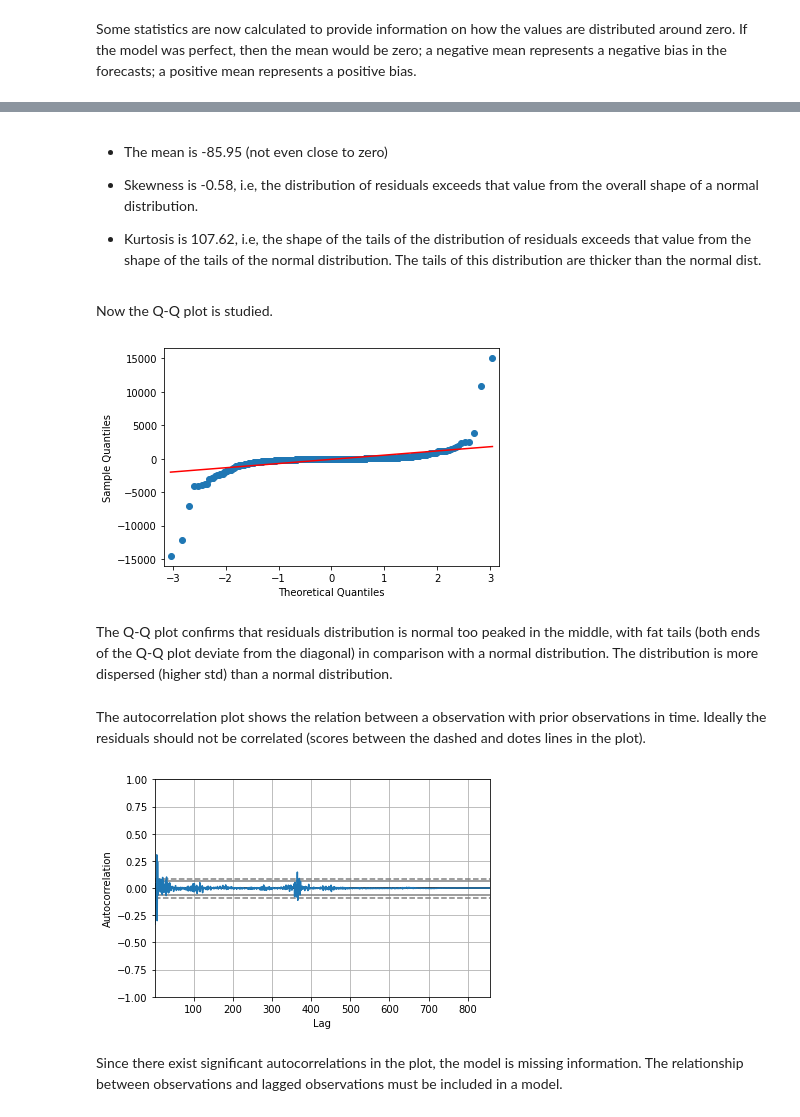
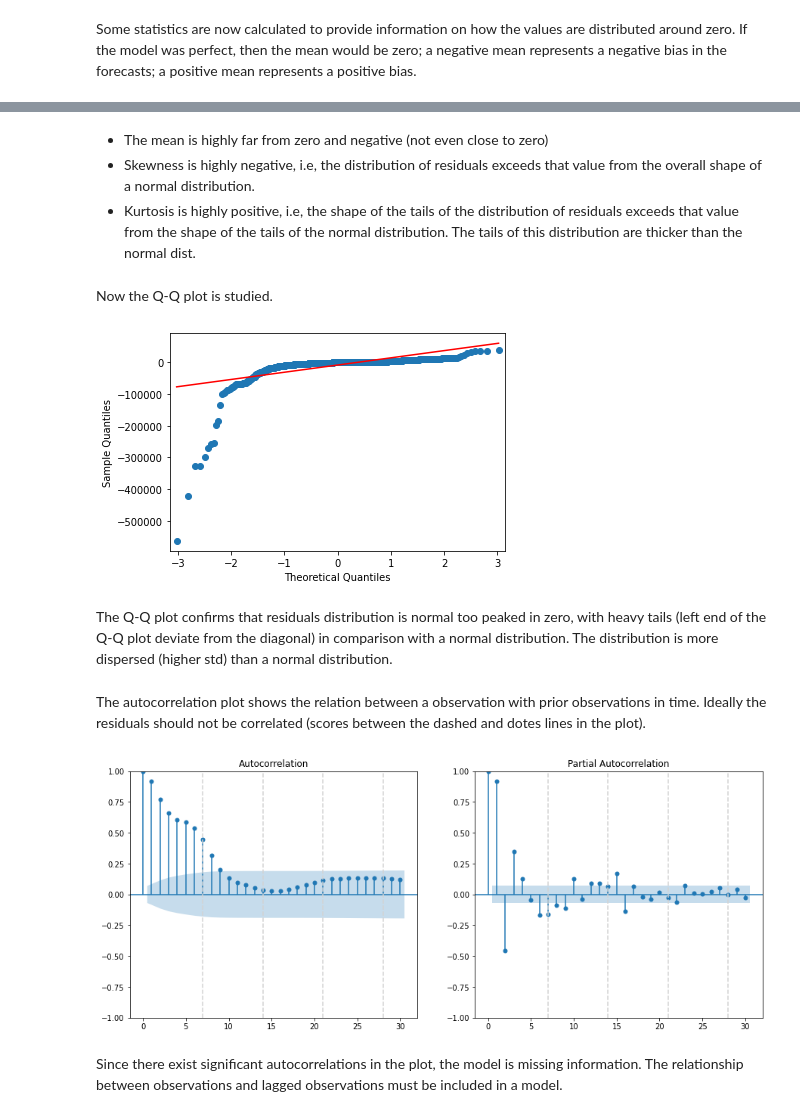
Before and after one commit to marialonsogar/COVID-Dynamics-Model-Comparison, a Jupyter notebook: modeling/sir-spain.ipynb, the cells around one changed output, grey strips where cells are left out. Drawn from its saved outputs; the diff is of its cells as text; code cells hidden in the pictures.

```diff
--- a/modeling/sir-spain.ipynb
+++ b/modeling/sir-spain.ipynb
@@ -36,7 +37,7 @@ warnings.filterwarnings("ignore")
 Read saved static data (csv file) of COVID-19 cases in Spain. More info in https://cnecovid.isciii.es/covid19/#documentaci%C3%B3n-y-datos.
 # %%
 # name of the file
-file_name = 'spanish-covid-19-data-renave-01Jun2022.csv'
+file_name = 'spanish-covid-19-data-renave-21Jun2022.csv'
 
 # data path
 base_dir = Path(os.getcwd()).parents[0]
@@ -56,6 +57,8 @@ df.head()
 | 2020-01-09 | 46796540 | 0.0 | 0.0 | 0.0 |
 | 2020-01-10 | 46796540 | 0.0 | 0.0 | 0.0 |
 | 2020-01-11 | 46796540 | 0.0 | 0.0 | 0.0 |
+# %%
+df = df[df.index > pd.to_datetime('2020-02-20')]
 # %% [markdown]
 ## Prepare data
 # %% [markdown]
@@ -110,34 +113,6 @@ For easy of analysis, the class WindowFit is defined. Given all data, the class
 For sake of comparison, a baseline or benchmark to beat has been defined. The baseline is taken by predicting for time t+1 the value of t, i.e., repeating the last value.
 # %% [markdown]
 ## Metrics
-# %%
-def RMSLE(y_true:np.ndarray, y_pred:np.ndarray) -> np.float64:
-    """
-        Root Mean Squared Log Error (RMSLE) metric
-
-        Args:
-            y_true: real values
-            y_pred: predicted values
-
-        Returns:
-            RMSLE score
-    """
-    return np.sqrt(mean_squared_log_error(y_true, y_pred))
-
-def RMSE(y_true:np.ndarray, y_pred:np.ndarray) -> np.float64:
-    """
-        Root Mean Squared Error (RMSE) metric
-
-        Args:
-            y_true: real values
-            y_pred: predicted values
-
-        Returns:
-            RMSE score
-    """
-    return np.sqrt(mean_squared_error(y_true, y_pred))
-
-metrics = {'RMSLE': RMSLE, 'MAE': mean_absolute_error, 'RMSE': RMSE, 'MAPE': mean_absolute_percentage_error}
 # %%
 class WindowFit:
 
@@ -439,6 +429,6 @@ The residual errors for a time step ahead (t+1) are obtained below:
 # %%
-w = WindowFit(window_size=2, steps_ahead=1, data=[S, I, R], eval_mode='WF')
-residuals = w.get_residuals(horizon=1) # residuals for the first time step (t+1)
+w = WindowFit(window_size=22, steps_ahead=14, data=[S, I, R], eval_mode='WF')
+residuals = w.get_residuals(horizon=14) # residuals for the first time step (t+14)
 # %% [markdown]
 First, errors are ploted over time. If the model was perfect, the resulting plot should be iid noise, showing the residuals distributed around zero (zero mean) with no pattern (trend, seasonal components, etc.). Then, the distribution of errors is studied via hisotograms and density plots.
 # %%
@@ -506,8 +500,7 @@ residuals_stats.T
 # %% [markdown]
-- The mean is -85.95 (not even close to zero)
-
-- Skewness is -0.58, i.e, the distribution of residuals exceeds that value from the overall shape of a normal distribution.
-- Kurtosis is 107.62, i.e, the shape of the tails of the distribution of residuals exceeds that value from the shape of the tails of the normal distribution. The tails of this distribution are thicker than the normal dist.
+- The mean is highly far from zero and negative (not even close to zero)
+- Skewness is highly negative, i.e, the distribution of residuals exceeds that value from the overall shape of a normal distribution.
+- Kurtosis is highly positive, i.e, the shape of the tails of the distribution of residuals exceeds that value from the shape of the tails of the normal distribution. The tails of this distribution are thicker than the normal dist.
 # %% [markdown]
 Now the Q-Q plot is studied.
 # %%
@@ -516,18 +509,18 @@ from statsmodels.graphics.gofplots import qqplot
 qqplot(residuals, line='r')
 plt.show()
 # %% [output]
-[figure, old version]
+[figure, new version]
 # %% [markdown]
-The Q-Q plot confirms that residuals distribution is normal too peaked in the middle, with fat tails (both ends of the Q-Q plot deviate from the diagonal) in comparison with a normal distribution. The distribution is more dispersed (higher std) than a normal distribution.
+The Q-Q plot confirms that residuals distribution is normal too peaked in zero, with heavy tails (left end of the Q-Q plot deviate from the diagonal) in comparison with a normal distribution. The distribution is more dispersed (higher std) than a normal distribution.
 # %% [markdown]
 The autocorrelation plot shows the relation between a observation with prior observations in time. Ideally the residuals should not be correlated (scores between the dashed and dotes lines in the plot).
 # %%
 from pandas.plotting import autocorrelation_plot
 
-autocorrelation_plot(residuals)
+plot_acf_pacf(residuals)
 plt.show()
 # %% [output]
-[figure, old version]
+[figure, new version]
 # %% [markdown]
 Since there exist significant autocorrelations in the plot, the model is missing information. The relationship between observations and lagged observations must be included in a model.
 # %% [markdown]
```
Also changed, not shown: parts of 22 cells of this notebook, 1 other file.
